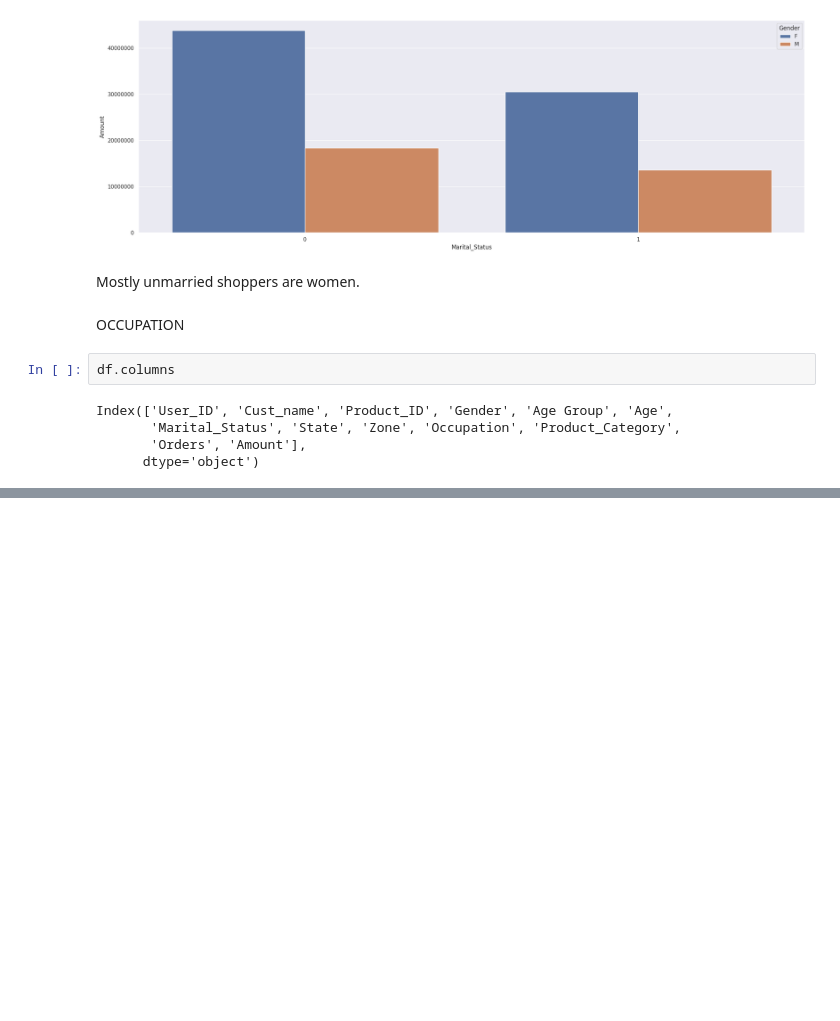
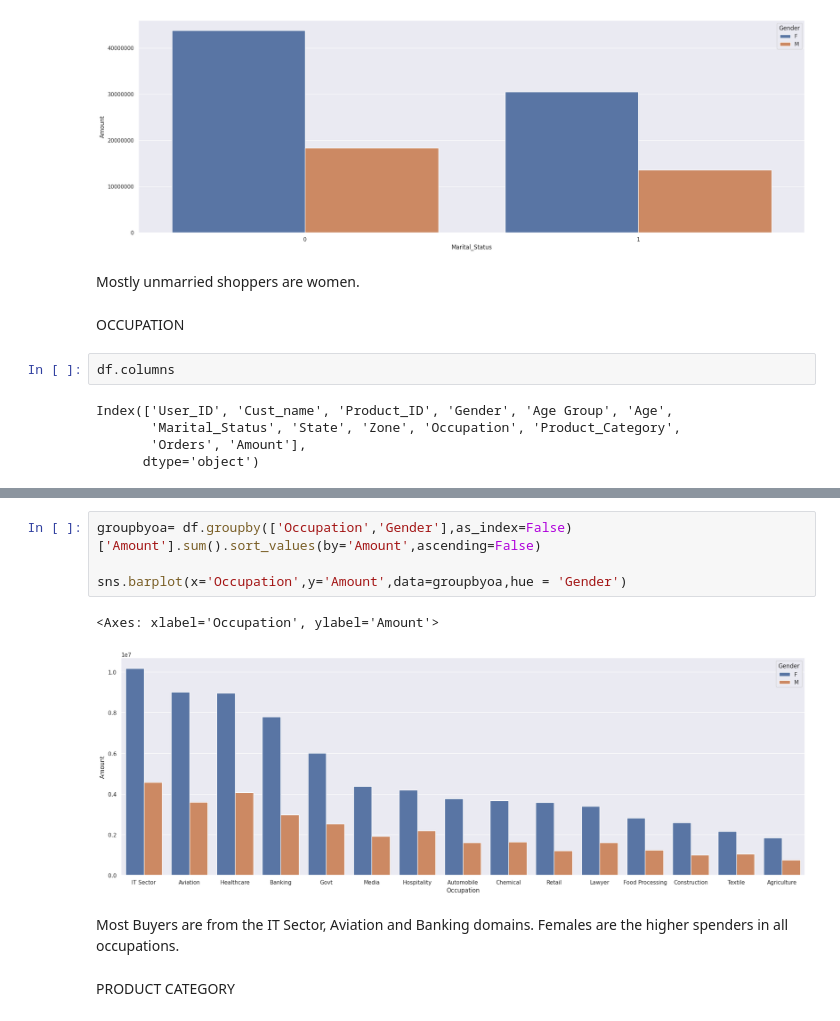
Before and after one commit to simplyshree/Consumer-Prediction-using-EDA-, a Jupyter notebook: Python_EDA_Project.ipynb, the cells around one changed output, grey strips where cells are left out. Cells and saved outputs as stored; diff of their text form; blank space fills up the shorter version.

```diff
--- a/Python_EDA_Project.ipynb
+++ b/Python_EDA_Project.ipynb
@@ -331,0 +339,11 @@ Index(['User_ID', 'Cust_name', 'Product_ID', 'Gender', 'Age Group', 'Age',
+# %%
+groupbyoa= df.groupby(['Occupation','Gender'],as_index=False)['Amount'].sum().sort_values(by='Amount',ascending=False)
+
+sns.barplot(x='Occupation',y='Amount',data=groupbyoa,hue = 'Gender')
+# %% [output]
+<Axes: xlabel='Occupation', ylabel='Amount'>
+[figure, added]
+# %% [markdown]
+Most Buyers are from the IT Sector, Aviation and Banking domains. Females are the higher spenders in all occupations.
+# %% [markdown]
+PRODUCT CATEGORY
```
Also changed, not shown: parts of 7 cells of this notebook.
